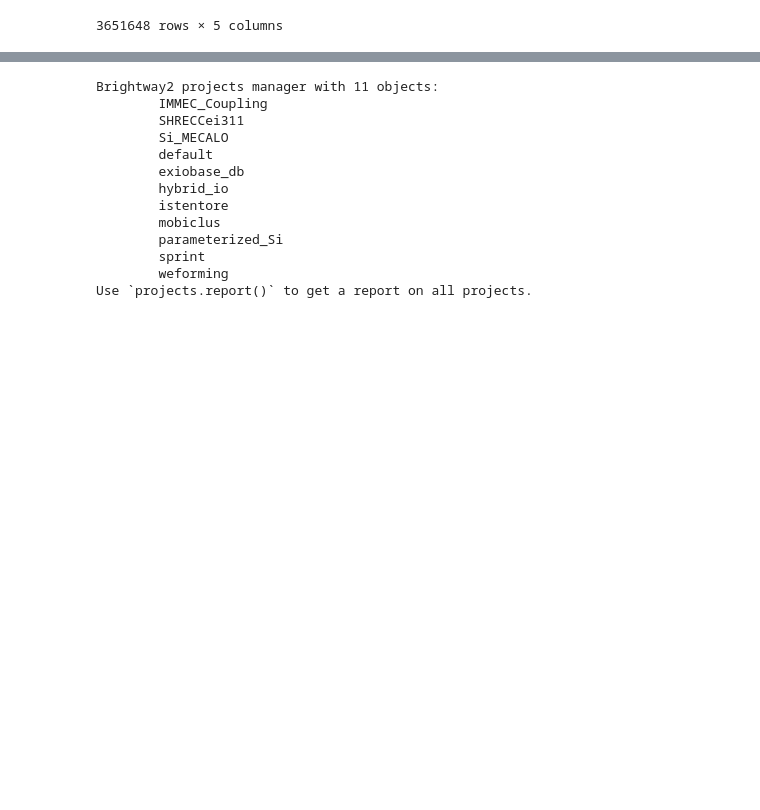
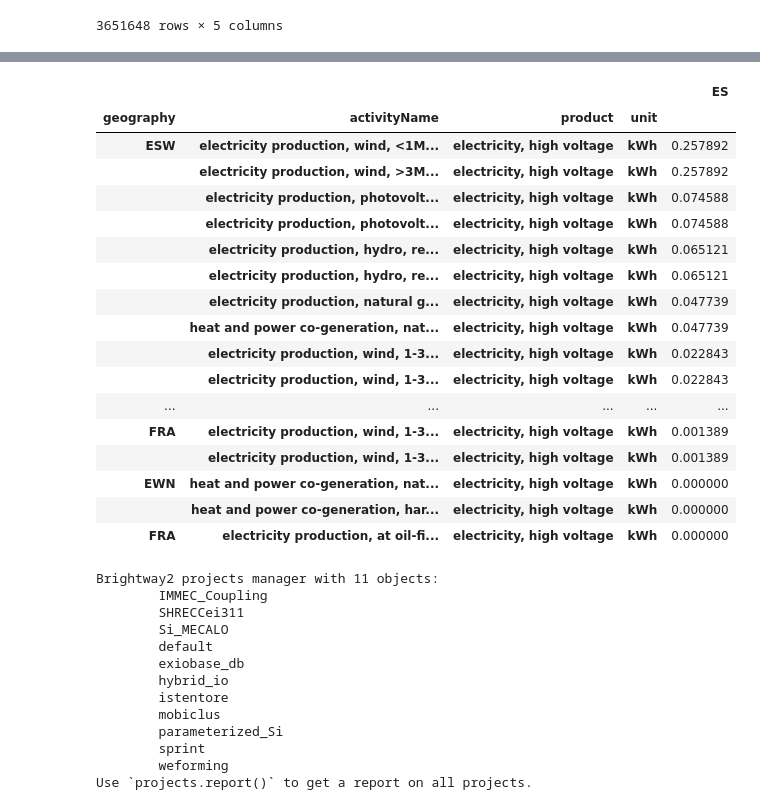
Before and after one commit to LIST-LUXEMBOURG/shrecc, a Jupyter notebook: notebooks/fiona_example.ipynb, the cells around one changed output, grey strips where cells are left out. Cells and saved outputs as stored; diff of their text form; code cells hidden in the pictures; blank space fills up the shorter version.

```diff
--- a/notebooks/fiona_example.ipynb
+++ b/notebooks/fiona_example.ipynb
@@ -420,0 +491,29 @@ premise_region_mix.loc[premise_region_mix["consumer_country"].eq("ES")]
+# %%
+premise_region_mix_filt = premise_region_mix_to_database_table(
+    premise_region_mix_xr,
+    countries=["ES"],
+    general_range=["2040-01-01 00:00:00", "2040-01-31 23:00:00"],
+    cutoff=1e-3,
+    include_cutoff=True,
+)
+
+premise_region_mix_filt.sort_values("ES", ascending=False).head(30)
+# %% [output]
+|  |  |  |  | ES |
+| geography | activityName | product | unit |  |
+| ESW | electricity production, wind, <1M... | electricity, high voltage | kWh | 0.257892 |
+|  | electricity production, wind, >3M... | electricity, high voltage | kWh | 0.257892 |
+|  | electricity production, photovolt... | electricity, high voltage | kWh | 0.074588 |
+|  | electricity production, photovolt... | electricity, high voltage | kWh | 0.074588 |
+|  | electricity production, hydro, re... | electricity, high voltage | kWh | 0.065121 |
+|  | electricity production, hydro, re... | electricity, high voltage | kWh | 0.065121 |
+|  | electricity production, natural g... | electricity, high voltage | kWh | 0.047739 |
+|  | heat and power co-generation, nat... | electricity, high voltage | kWh | 0.047739 |
+|  | electricity production, wind, 1-3... | electricity, high voltage | kWh | 0.022843 |
+|  | electricity production, wind, 1-3... | electricity, high voltage | kWh | 0.022843 |
+| ... | ... | ... | ... | ... |
+| FRA | electricity production, wind, 1-3... | electricity, high voltage | kWh | 0.001389 |
+|  | electricity production, wind, 1-3... | electricity, high voltage | kWh | 0.001389 |
+| EWN | heat and power co-generation, nat... | electricity, high voltage | kWh | 0.000000 |
+|  | heat and power co-generation, har... | electricity, high voltage | kWh | 0.000000 |
+| FRA | electricity production, at oil-fi... | electricity, high voltage | kWh | 0.000000 |
```
Also changed, not shown: parts of 17 cells of this notebook, 6 other files.
